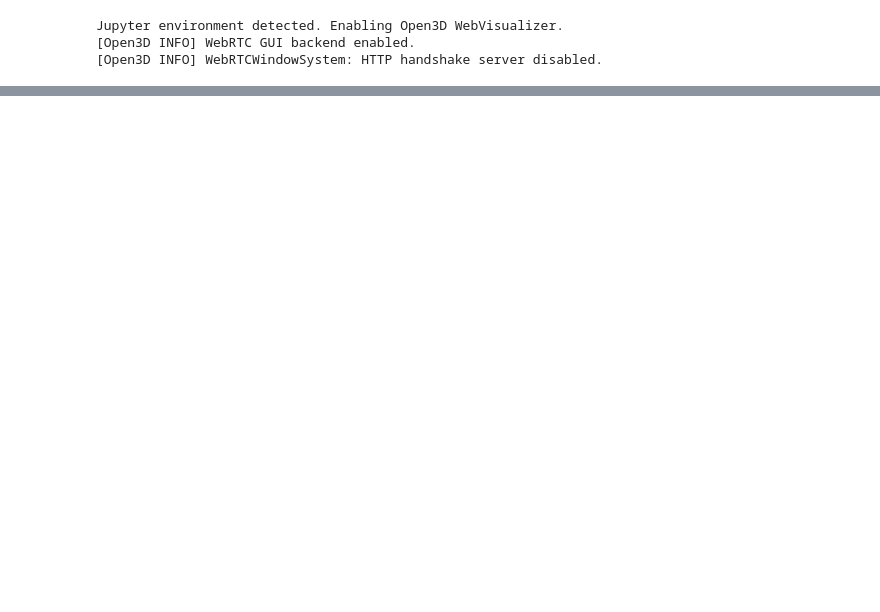
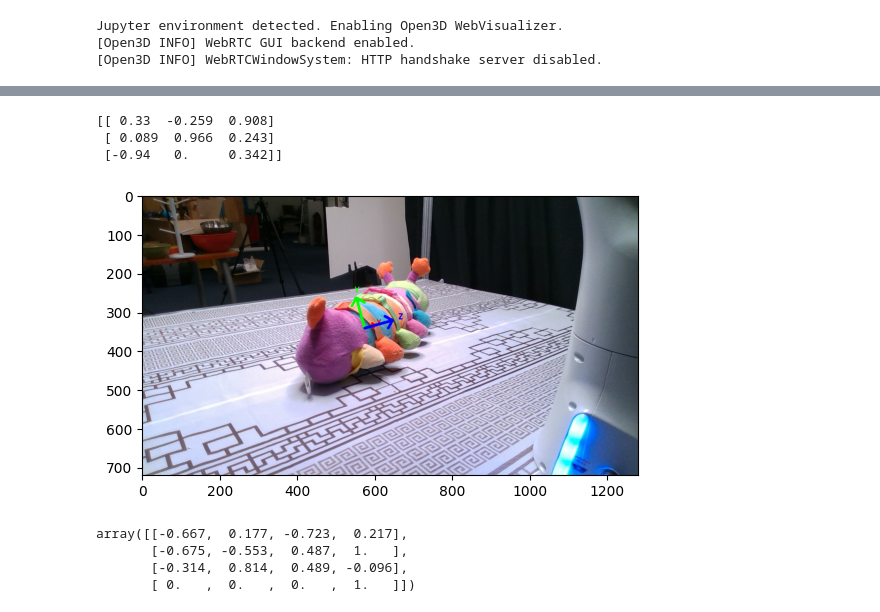
Before and after one commit to sadanand1120/f3rm, a Jupyter notebook: viz.ipynb, the cells around one changed output, grey strips where cells are left out. Saved outputs shown, nothing was run; the diff lists cells and outputs as text; code cells hidden in the pictures; blank space fills up the shorter version.

```diff
--- a/viz.ipynb
+++ b/viz.ipynb
@@ -55,0 +146,15 @@ plt.show()
+# %%
+frame1_sem_ori = np.load("./catery/frame_00001_rotation_matrices.npy")
+print(frame1_sem_ori[0])
+# %% [output]
+[[ 0.33  -0.259  0.908]
+ [ 0.089  0.966  0.243]
+ [-0.94   0.     0.342]]
+# %%
+frame1img = cv2.imread("/robodata/smodak/repos/f3rm/datasets/f3rm/panda_demos/caterpillar/images/frame_00001.jpg")
+k = AxesAnnotator.visualize_rotation_matrix(frame1img, (574, 342), frame1_sem_ori[0])
+# %%
+plt.imshow(cv2.cvtColor(frame1img, cv2.COLOR_BGR2RGB))
+plt.show()
+# %% [output]
+[figure, added]
@@ -55,0 +175,7 @@ plt.show()
+# %%
+obj_ori_to_final_nerf_world
+# %% [output]
+array([[-0.667,  0.177, -0.723,  0.217],
+       [-0.675, -0.553,  0.487,  1.   ],
+       [-0.314,  0.814,  0.489, -0.096],
+       [ 0.   ,  0.   ,  0.   ,  1.   ]])
```
Also changed, not shown: parts of 33 cells of this notebook, 6 other files.
